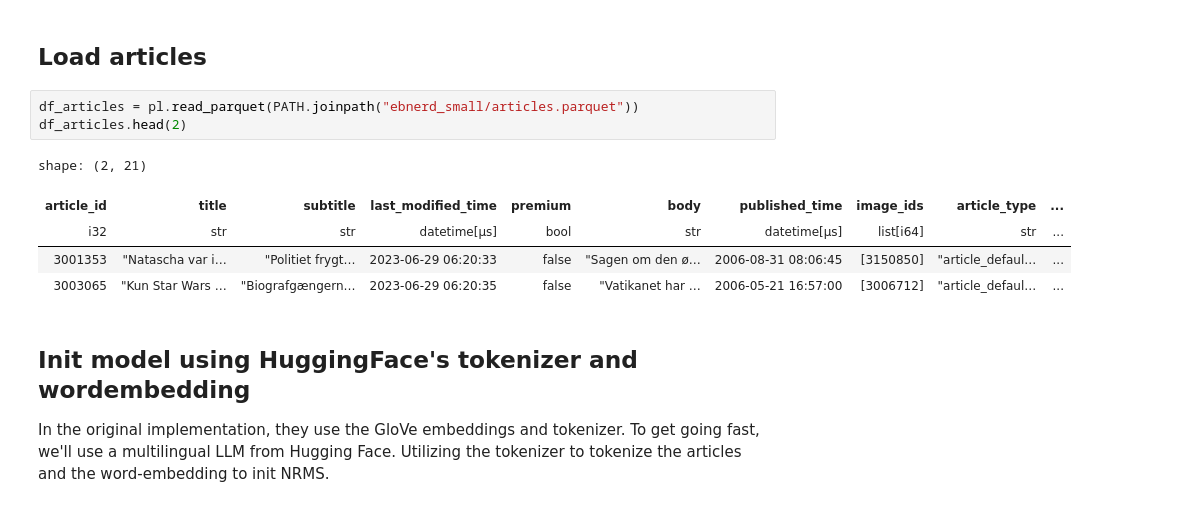
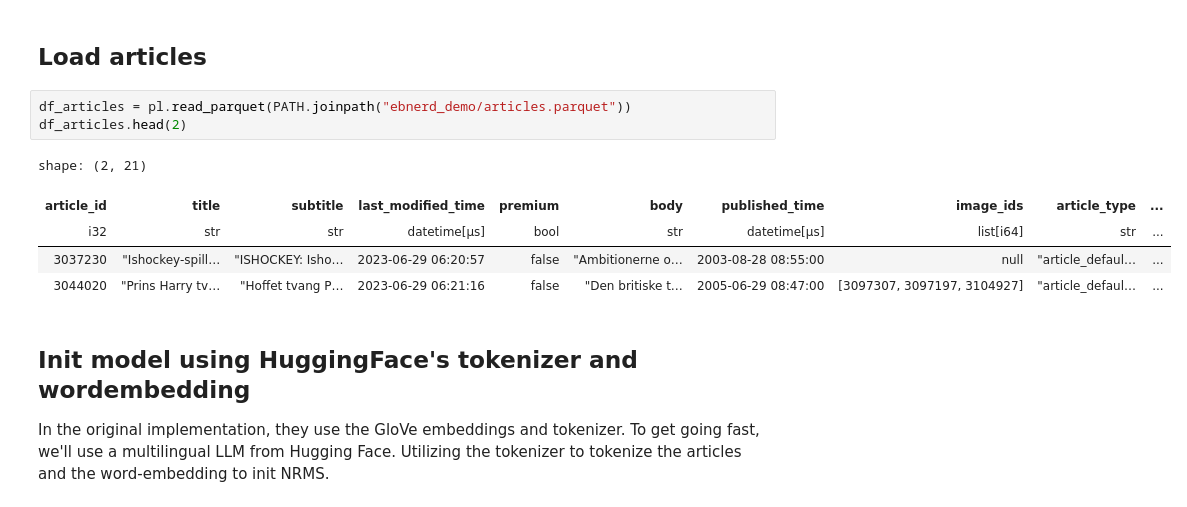
Before and after one commit to dmeseguerw/news-recommendation, a Jupyter notebook: examples/00_quick_start/nrms_ebnerd.ipynb, the cells around one changed output. Cells and saved outputs as stored; diff of their text form.

```diff
--- a/examples/00_quick_start/nrms_ebnerd.ipynb
+++ b/examples/00_quick_start/nrms_ebnerd.ipynb
@@ -122,14 +125,14 @@ shape: (2, 6)
 # %% [markdown]
 ## Load articles
 # %%
-df_articles = pl.read_parquet(PATH.joinpath("ebnerd_small/articles.parquet"))
+df_articles = pl.read_parquet(PATH.joinpath("ebnerd_demo/articles.parquet"))
 df_articles.head(2)
 # %% [output]
 shape: (2, 21)
 | article_id | title | subtitle | last_modified_time | premium | body | published_time | image_ids | article_type | ... |
 | i32 | str | str | datetime[μs] | bool | str | datetime[μs] | list[i64] | str | ... |
-| 3001353 | "Natascha var i… | "Politiet frygt… | 2023-06-29 06:20:33 | false | "Sagen om den ø… | 2006-08-31 08:06:45 | [3150850] | "article_defaul… | ... |
-| 3003065 | "Kun Star Wars … | "Biografgængern… | 2023-06-29 06:20:35 | false | "Vatikanet har … | 2006-05-21 16:57:00 | [3006712] | "article_defaul… | ... |
+| 3037230 | "Ishockey-spill… | "ISHOCKEY: Isho… | 2023-06-29 06:20:57 | false | "Ambitionerne o… | 2003-08-28 08:55:00 | null | "article_defaul… | ... |
+| 3044020 | "Prins Harry tv… | "Hoffet tvang P… | 2023-06-29 06:21:16 | false | "Den britiske t… | 2005-06-29 08:47:00 | [3097307, 3097197, 3104927] | "article_defaul… | ... |
 # %% [markdown]
 ## Init model using HuggingFace's tokenizer and wordembedding
 In the original implementation, they use the GloVe embeddings and tokenizer. To get going fast, we'll use a multilingual LLM from Hugging Face.
```
Also changed, not shown: parts of 3 cells of this notebook, 4 other files.
